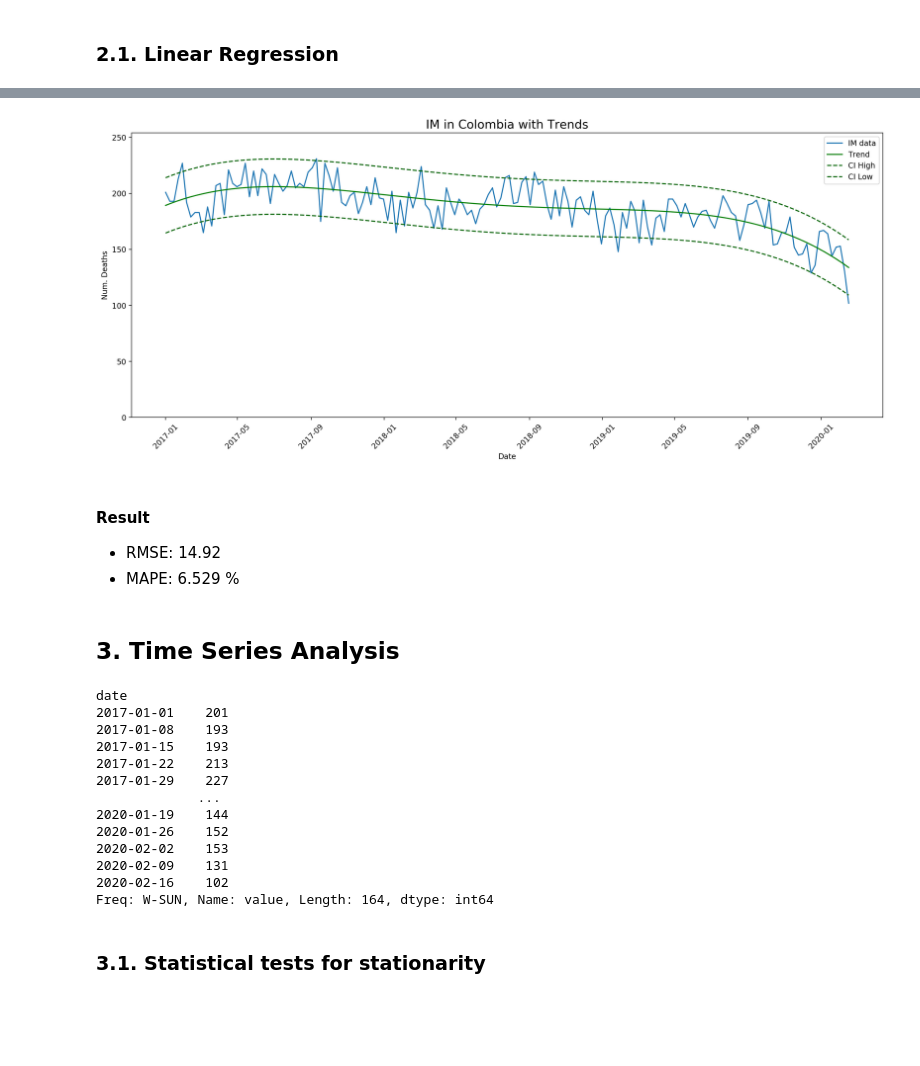
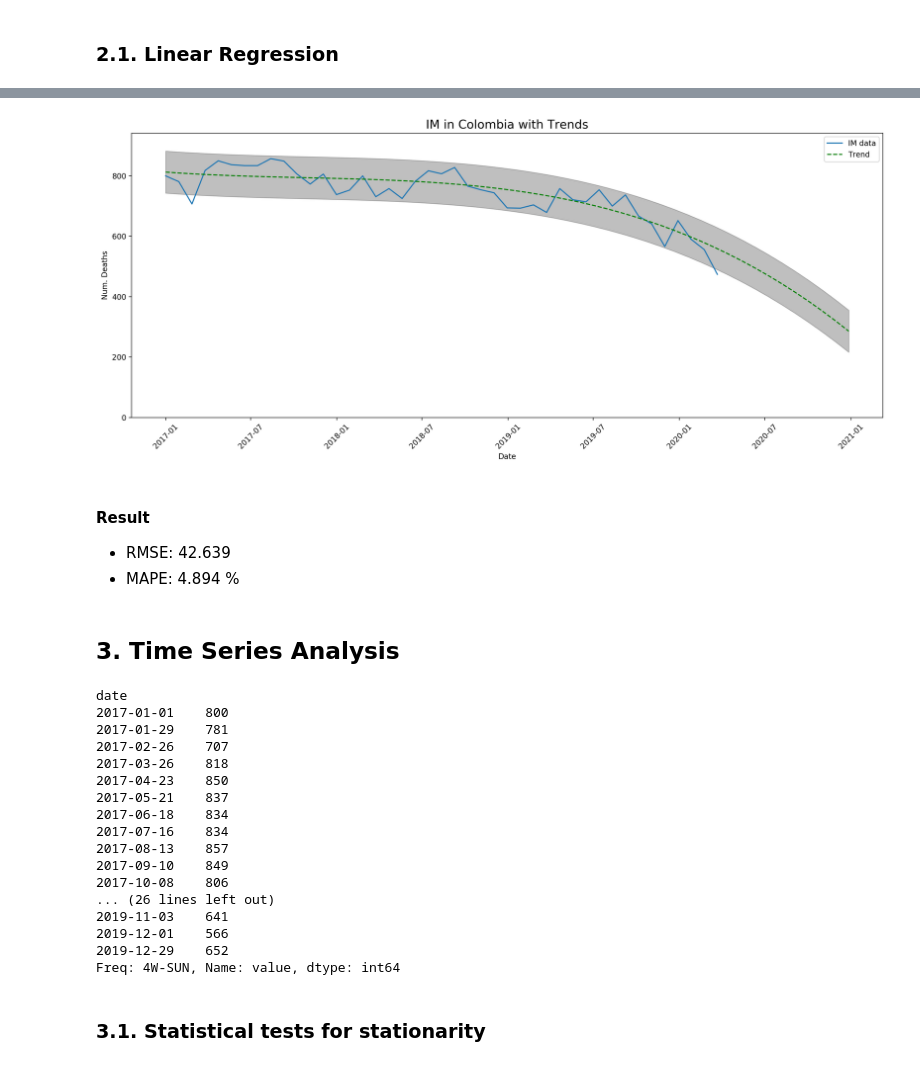
Before and after one commit to ansegura7/covid19-col-disease-impact, a Jupyter notebook: indicators/2-infant-mortality/code/im_ts_analysis.ipynb, the cells around one changed output, grey strips where cells are left out. Drawn from its saved outputs; the diff is of its cells as text; code cells hidden in the pictures; blank space fills up the shorter version.

```diff
--- a/indicators/2-infant-mortality/code/im_ts_analysis.ipynb
+++ b/indicators/2-infant-mortality/code/im_ts_analysis.ipynb
@@ -67,0 +68,13 @@ rawdata
+# %%
+# Grouping data by January and February
+dataset = rawdata.groupby(['year', 'period']).agg('sum')
+dataset = dataset.drop(columns=['month', 'week'])
+
+for ix, row in dataset.iterrows():
+    curr_date = min(rawdata[(rawdata['year'] == ix[0]) & (rawdata['period'] == ix[1])]['date'])
+    dataset.at[ix, 'date'] = pd.to_datetime(curr_date).date()
+
+dataset.reset_index(inplace=True)
+dataset = dataset.reindex(columns=['date', 'year', 'period', 'value'])
+dataset = dataset.set_index('date')
+dataset
@@ -82,9 +114,9 @@ def get_x_labels(all_labels):
     return x_labels
 # %%
 # Cooking weekly data
-x_date = np.array(rawdata.index)
+x_date = np.array(dataset.index)
 x_data = np.array(range(len(x_date))).reshape((-1, 1))
-y_data = np.array(rawdata.value)
+y_data = np.array(dataset.value)
 xticks = get_x_labels(x_date)
 max_y = int(max(y_data) * 1.1)
 # %%
@@ -256,7 +288,7 @@ def get_interval(y, y_pred, pi=0.99):
 ### 2.1. Linear Regression
 # %%
 # Create model LR
-degree = 4
+degree = 3
 x_ = PolynomialFeatures(degree=degree, include_bias=True).fit_transform(x_data)
 model = LinearRegression().fit(x_, y_data)
 
@@ -291,23 +322,28 @@ Conf. Int.: 24.692955439053193
+# %%
+# Prediction
+periods = 52
+x_date2 = pd.date_range(start='2017-01-01', end='2020-12-27', periods=periods)
+x_ = PolynomialFeatures(degree=degree, include_bias=True).fit_transform(np.array(range(13 * 4)).reshape((-1, 1)))
+y_pred = model.predict(x_)
 # %%
 # Plot chart
 plt.figure(figsize=(18, 7), dpi=200)
 plt.plot(x_date, y_data, '-', label='IM data')
-plt.plot(x_date, y_pred, '-', color='green', label='Trend')
-plt.plot(x_date, y_pred + ci, '--', color='darkgreen', label='CI High')
-plt.plot(x_date, y_pred - ci, '--', color='darkgreen', label='CI Low')
+plt.plot(x_date2, y_pred, '-', color='green', label='Trend', linestyle='dashed')
+plt.fill_between(x_date2, y_pred - ci, y_pred + ci, color='k', alpha=.25)
 plt.ylim((0, max_y))
 plt.title('IM in Colombia with Trends', fontsize=16)
 plt.xlabel('Date', fontsize=10)
 plt.ylabel('Num. Deaths', fontsize=10)
 plt.xticks(fontsize=10, rotation=45)
 plt.legend()
 plt.show()
 # %% [output]
-[figure, old version]
+[figure, new version]
 # %% [markdown]
 #### Result
-- RMSE: 14.92
-- MAPE: 6.529 %
+- RMSE: 42.639
+- MAPE: 4.894 %
 # %% [markdown]
 ## 3. Time Series Analysis
 # %%
@@ -318,23 +354,29 @@ forecast_weeks = 52 - 7
 run_fit = False
 # %%
 # Cooking time-series data with frequency
-series_data = rawdata['value']
-series_data = series_data.asfreq(freq='W')
+filter_date = pd.to_datetime('2020-01-01').date()
+series_data = dataset['value']
+series_data = series_data.loc[series_data.index < filter_date]
+series_data = series_data.asfreq(freq='4W')
 series_data
 # %% [output]
 date
-2017-01-01    201
-2017-01-08    193
-2017-01-15    193
-2017-01-22    213
-2017-01-29    227
-             ...
-2020-01-19    144
-2020-01-26    152
-2020-02-02    153
-2020-02-09    131
-2020-02-16    102
-Freq: W-SUN, Name: value, Length: 164, dtype: int64
+2017-01-01    800
+2017-01-29    781
+2017-02-26    707
+2017-03-26    818
+2017-04-23    850
+2017-05-21    837
+2017-06-18    834
+2017-07-16    834
+2017-08-13    857
+2017-09-10    849
+2017-10-08    806
+... (26 lines left out)
+2019-11-03    641
+2019-12-01    566
+2019-12-29    652
+Freq: 4W-SUN, Name: value, dtype: int64
 # %% [markdown]
 ### 3.1. Statistical tests for stationarity
 # %% [markdown]
```
Also changed, not shown: parts of 44 cells of this notebook, 2 other files.
